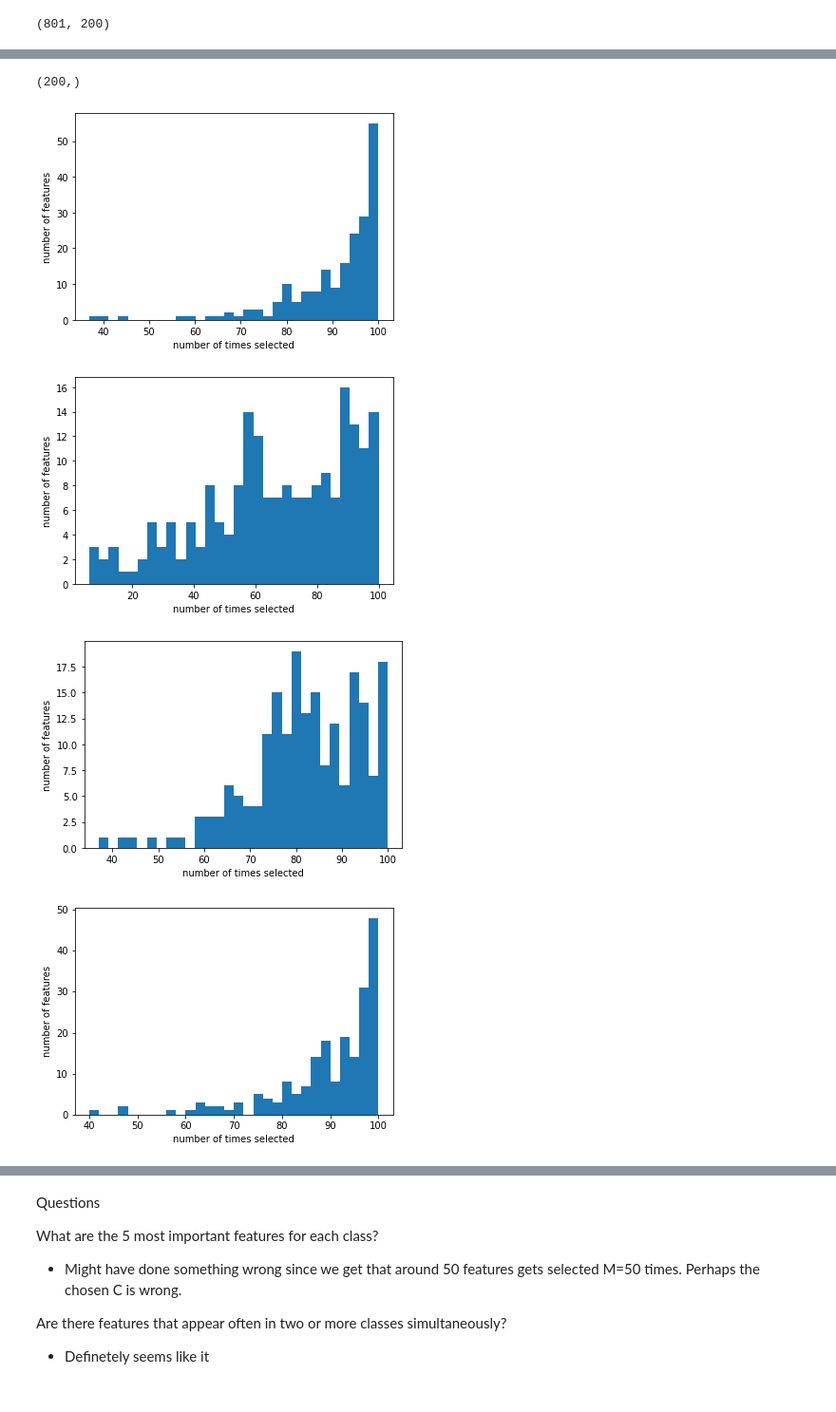
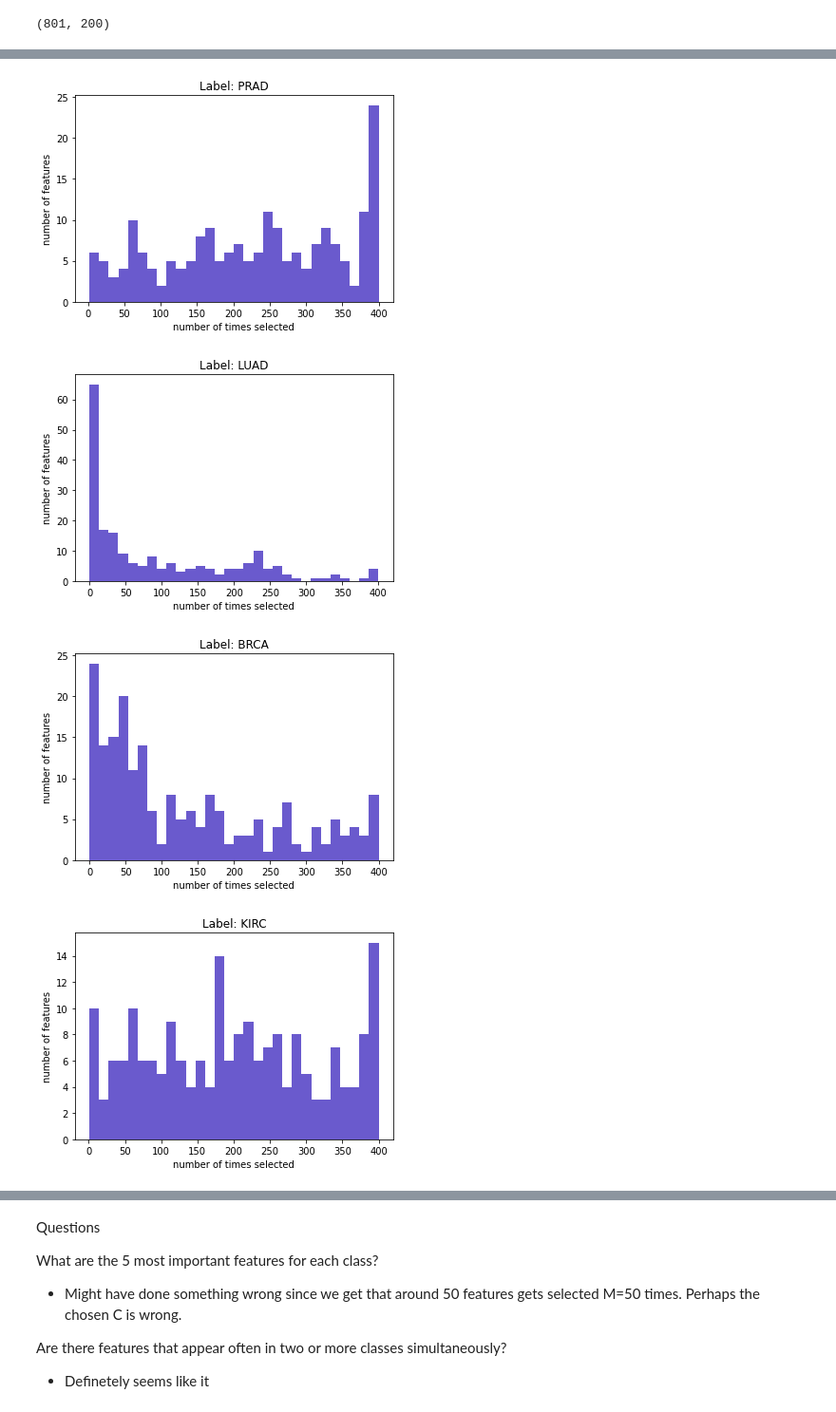
Before and after one commit to antonsandberg/Big-Data, a Jupyter notebook: Project3.ipynb, the cells around one changed output, grey strips where cells are left out. Shown at 95% size. Cells and saved outputs as stored; diff of their text form; code cells hidden in the pictures.

```diff
--- a/Project3.ipynb
+++ b/Project3.ipynb
@@ -369,7 +369,7 @@ trimmed_data.shape
 # %% [output]
 (801, 200)
 # %%
-hp = np.logspace(-4, 4, 5)
+hp = np.logspace(-4, 4, 30)
 n_folds = 5
 
 # scoring can be anything from sklearn.metrics
@@ -432,32 +410,0 @@ print(C_max, C_1se)
-# %%
-labels = ['PRAD', 'LUAD', 'BRCA', 'KIRC', 'COAD']
-cl = 'LUAD'
-C_max_list = []
-C_1se_list = []
-# for cl in labels:
-cv_mean = np.mean(lr_cv.scores_[cl], axis=0)
-# print(lr_cv.scores_[cl])
-print(cv_mean)
-cv_std = np.std(lr_cv.scores_[cl], axis=0)
-print(cv_std)
-idx_max_mean = np.argmax(cv_mean)
-print(idx_max_mean)
-idx_1se_mean = np.where(
-    (cv_mean >= cv_mean[idx_max_mean] - cv_std[idx_max_mean] / np.sqrt(n_folds)) &
-    (cv_mean <= cv_mean[idx_max_mean])
-)[0]
-print(cv_mean[idx_max_mean] - cv_std[idx_max_mean] / np.sqrt(n_folds))
-print(idx_1se_mean)
-C_max_list.append(lr_cv.Cs_[idx_max_mean])
-C_1se_list.append(lr_cv.Cs_[idx_1se_mean])
-
-# idx_min_mean = np.argmin(cv_mean)
-# idx_alpha = np.where(
-#     (cv_mean <= cv_mean[idx_min_mean] + cv_std[idx_min_mean] / np.sqrt(n_folds)) &
-#     (cv_mean >= cv_mean[idx_min_mean])
-# )[0][0]
-
-C_max = max(C_max_list)
-C_1se = max(C_1se_list)
-# currently the same, might not be werid though?
-print(C_max, C_1se)
@@ -478,5 +411,5 @@ print(C_max, C_1se)
 # %%
-M = 100
+M = 1000
 total_selected_features_est = np.zeros([5, 200])
 for _ in range(M):
     samples = np.random.choice(range(len(trimmed_data)), len(trimmed_data))
@@ -489,25 +422,23 @@ for _ in range(M):
         non_zero_idx = np.nonzero(beta_est[i])[0]
         selected_features_est[i][non_zero_idx] = 1
     total_selected_features_est += selected_features_est
-# %%
-print(trimmed_data[0].shape)
-# %% [output]
-(200,)
 # %%
 bins = 30
-for i in range(len(labels)):
+for i, l in enumerate(labels):
     plt.figure(i)
-    plt.hist(total_selected_features_est[i], bins=bins)
+    plt.hist(total_selected_features_est[i], bins=bins, color='slateblue')
+    plt.title(f'Label: {l}')
     plt.xlabel('number of times selected')
     plt.ylabel('number of features')
 
 for i in range(len(labels)):
     plt.figure(5)
-    plt.hist(total_selected_features_est[i], bins=bins)
+    plt.hist(total_selected_features_est[i], bins=bins, alpha=0.5)
+    plt.title('All labels together')
     plt.xlabel('number of times selected')
     plt.ylabel('number of features')
 # %% [output]
-[figure, old version]
+[figure, new version]
-[figure, old version]
+[figure, new version]
-[figure, old version]
+[figure, new version]
-[figure, old version]
+[figure, new version]
```
Also changed, not shown: parts of 7 cells of this notebook.
